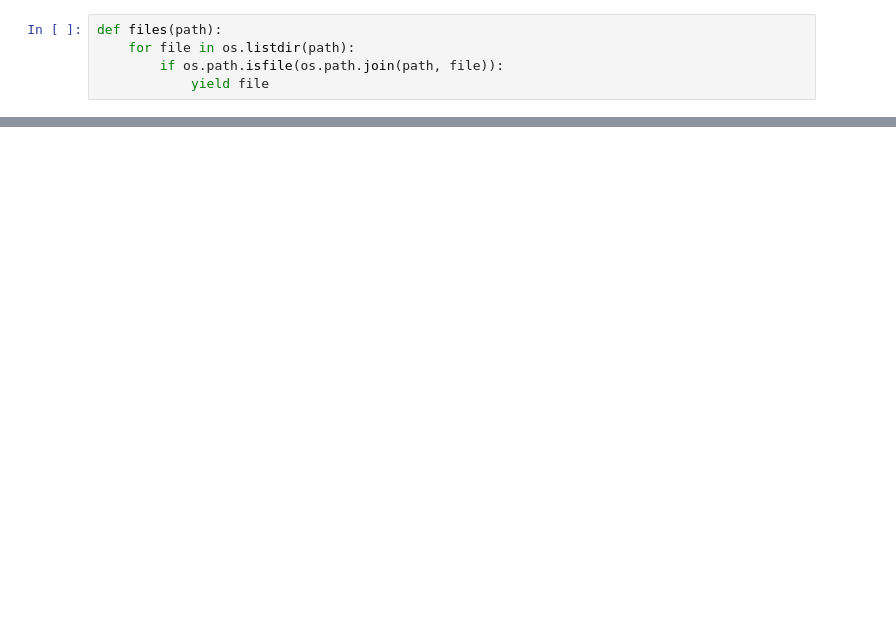
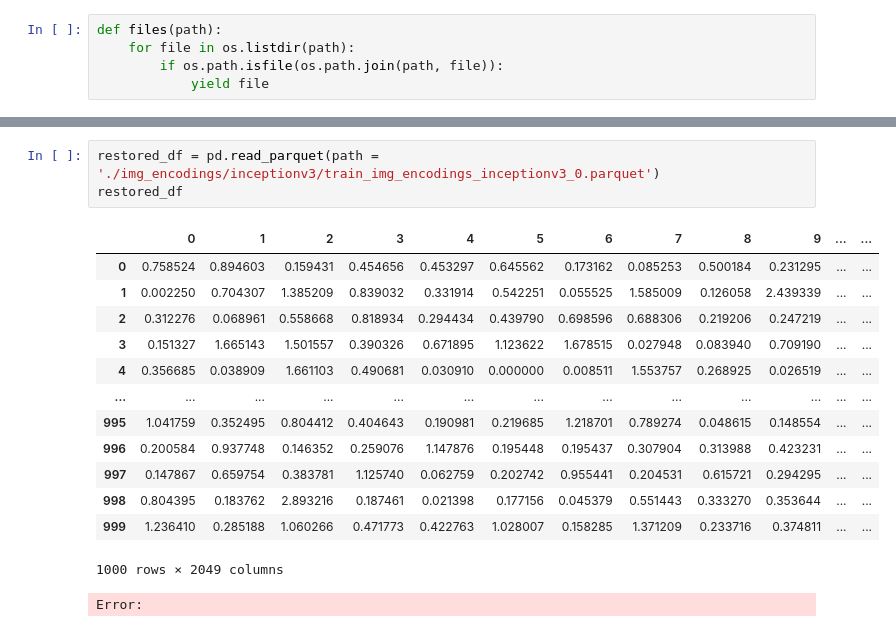
Before and after one commit to Natalya7oct/tiny_clip, a Jupyter notebook: image_encoders.ipynb, the cells around one changed output, grey strips where cells are left out. Drawn from its saved outputs; the diff is of its cells as text; blank space fills up the shorter version.

```diff
--- a/image_encoders.ipynb
+++ b/image_encoders.ipynb
@@ -94,0 +137,18 @@ restored_df
+# %%
+restored_df = pd.read_parquet(path = './img_encodings/inceptionv3/train_img_encodings_inceptionv3_0.parquet')
+restored_df
+# %% [output]
+|  | 0 | 1 | 2 | 3 | 4 | 5 | 6 | 7 | 8 | 9 | ... | ... |
+| 0 | 0.758524 | 0.894603 | 0.159431 | 0.454656 | 0.453297 | 0.645562 | 0.173162 | 0.085253 | 0.500184 | 0.231295 | ... | ... |
+| 1 | 0.002250 | 0.704307 | 1.385209 | 0.839032 | 0.331914 | 0.542251 | 0.055525 | 1.585009 | 0.126058 | 2.439339 | ... | ... |
+| 2 | 0.312276 | 0.068961 | 0.558668 | 0.818934 | 0.294434 | 0.439790 | 0.698596 | 0.688306 | 0.219206 | 0.247219 | ... | ... |
+| 3 | 0.151327 | 1.665143 | 1.501557 | 0.390326 | 0.671895 | 1.123622 | 1.678515 | 0.027948 | 0.083940 | 0.709190 | ... | ... |
+| 4 | 0.356685 | 0.038909 | 1.661103 | 0.490681 | 0.030910 | 0.000000 | 0.008511 | 1.553757 | 0.268925 | 0.026519 | ... | ... |
+| ... | ... | ... | ... | ... | ... | ... | ... | ... | ... | ... | ... | ... |
+| 995 | 1.041759 | 0.352495 | 0.804412 | 0.404643 | 0.190981 | 0.219685 | 1.218701 | 0.789274 | 0.048615 | 0.148554 | ... | ... |
+| 996 | 0.200584 | 0.937748 | 0.146352 | 0.259076 | 1.147876 | 0.195448 | 0.195437 | 0.307904 | 0.313988 | 0.423231 | ... | ... |
+| 997 | 0.147867 | 0.659754 | 0.383781 | 1.125740 | 0.062759 | 0.202742 | 0.955441 | 0.204531 | 0.615721 | 0.294295 | ... | ... |
+| 998 | 0.804395 | 0.183762 | 2.893216 | 0.187461 | 0.021398 | 0.177156 | 0.045379 | 0.551443 | 0.333270 | 0.353644 | ... | ... |
+| 999 | 1.236410 | 0.285188 | 1.060266 | 0.471773 | 0.422763 | 1.028007 | 0.158285 | 1.371209 | 0.233716 | 0.374811 | ... | ... |
+1000 rows × 2049 columns
+Error:
```
Also changed, not shown: parts of 9 cells of this notebook, 2 other files.
